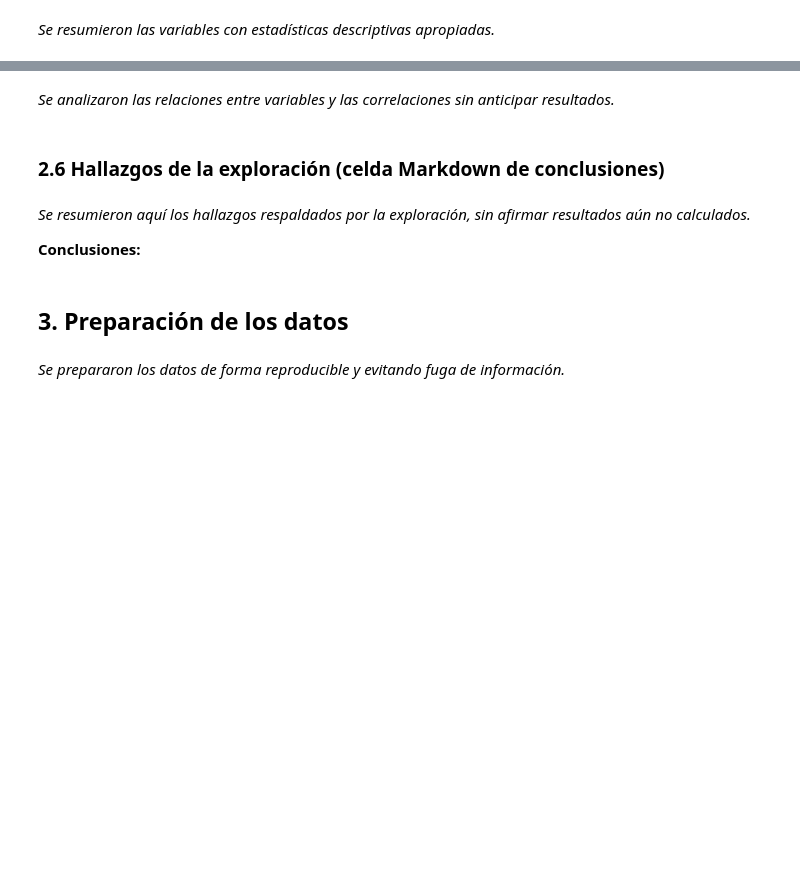
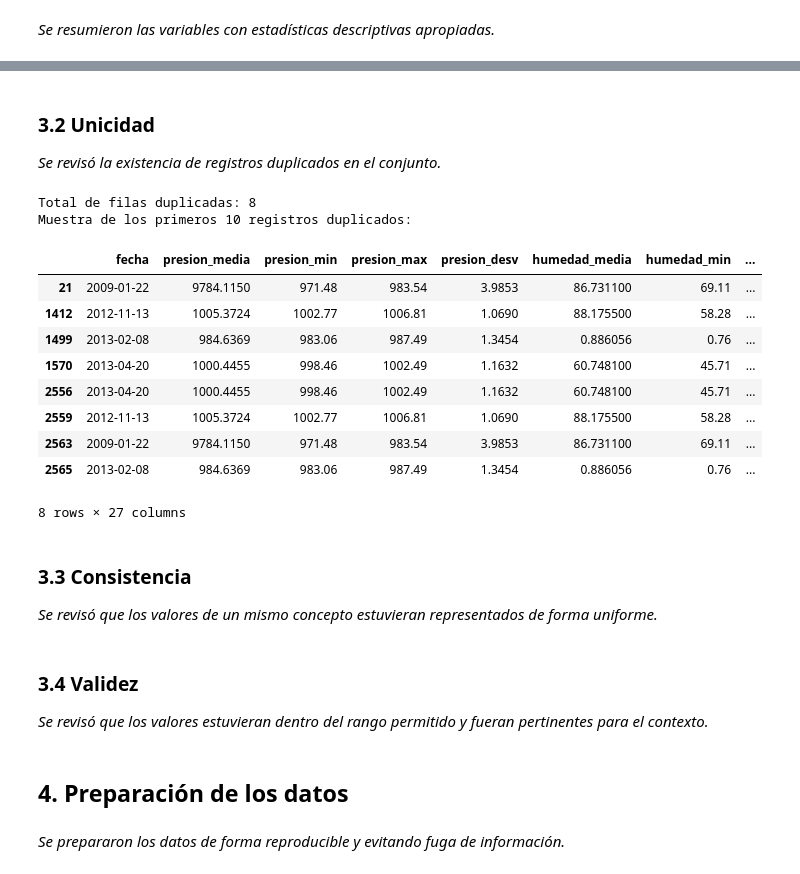
Before and after one commit to LucasValbuena1/LAB1-ML, a Jupyter notebook: laboratorio1.ipynb, the cells around one changed output, grey strips where cells are left out. Cells and saved outputs as stored; diff of their text form; code cells hidden in the pictures; blank space fills up the shorter version.

```diff
--- a/laboratorio1.ipynb
+++ b/laboratorio1.ipynb
@@ -131,2 +220,0 @@ variable_objetivo = "temp_max_manana"
-# %% [markdown]
-*Se analizaron las relaciones entre variables y las correlaciones sin anticipar resultados.*
@@ -135,6 +221,27 @@ variable_objetivo = "temp_max_manana"
-# %% [markdown]
-### 2.6 Hallazgos de la exploración (celda Markdown de conclusiones)
-# %% [markdown]
-*Se resumieron aquí los hallazgos respaldados por la exploración, sin afirmar resultados aún no calculados.*
-
-**Conclusiones:**
+# %% [markdown]
+### 3.2 Unicidad
+
+*Se revisó la existencia de registros duplicados en el conjunto.*
+# %%
+duplicados = data[data.duplicated(keep=False)].copy()
+
+print(f"Total de filas duplicadas: {duplicados.shape[0]}")
+print("Muestra de los primeros 10 registros duplicados:")
+display(duplicados.head(10))
+# %% [output]
+Total de filas duplicadas: 8
+Muestra de los primeros 10 registros duplicados:
+|  | fecha | presion_media | presion_min | presion_max | presion_desv | humedad_media | humedad_min | ... |
+| 21 | 2009-01-22 | 9784.1150 | 971.48 | 983.54 | 3.9853 | 86.731100 | 69.11 | ... |
+| 1412 | 2012-11-13 | 1005.3724 | 1002.77 | 1006.81 | 1.0690 | 88.175500 | 58.28 | ... |
+| 1499 | 2013-02-08 | 984.6369 | 983.06 | 987.49 | 1.3454 | 0.886056 | 0.76 | ... |
+| 1570 | 2013-04-20 | 1000.4455 | 998.46 | 1002.49 | 1.1632 | 60.748100 | 45.71 | ... |
+| 2556 | 2013-04-20 | 1000.4455 | 998.46 | 1002.49 | 1.1632 | 60.748100 | 45.71 | ... |
+| 2559 | 2012-11-13 | 1005.3724 | 1002.77 | 1006.81 | 1.0690 | 88.175500 | 58.28 | ... |
+| 2563 | 2009-01-22 | 9784.1150 | 971.48 | 983.54 | 3.9853 | 86.731100 | 69.11 | ... |
+| 2565 | 2013-02-08 | 984.6369 | 983.06 | 987.49 | 1.3454 | 0.886056 | 0.76 | ... |
+8 rows × 27 columns
+# %% [markdown]
+### 3.3 Consistencia
+
+*Se revisó que los valores de un mismo concepto estuvieran representados de forma uniforme.*
@@ -140,0 +250,4 @@ variable_objetivo = "temp_max_manana"
+# %% [markdown]
+### 3.4 Validez
+
+*Se revisó que los valores estuvieran dentro del rango permitido y fueran pertinentes para el contexto.*
@@ -141,5 +256,5 @@ variable_objetivo = "temp_max_manana"
 # %% [markdown]
-## 3. Preparación de los datos
+## 4. Preparación de los datos
 # %% [markdown]
 *Se prepararon los datos de forma reproducible y evitando fuga de información.*
 # %% [markdown]
```
Also changed, not shown: parts of 61 cells of this notebook, 1 other file.
